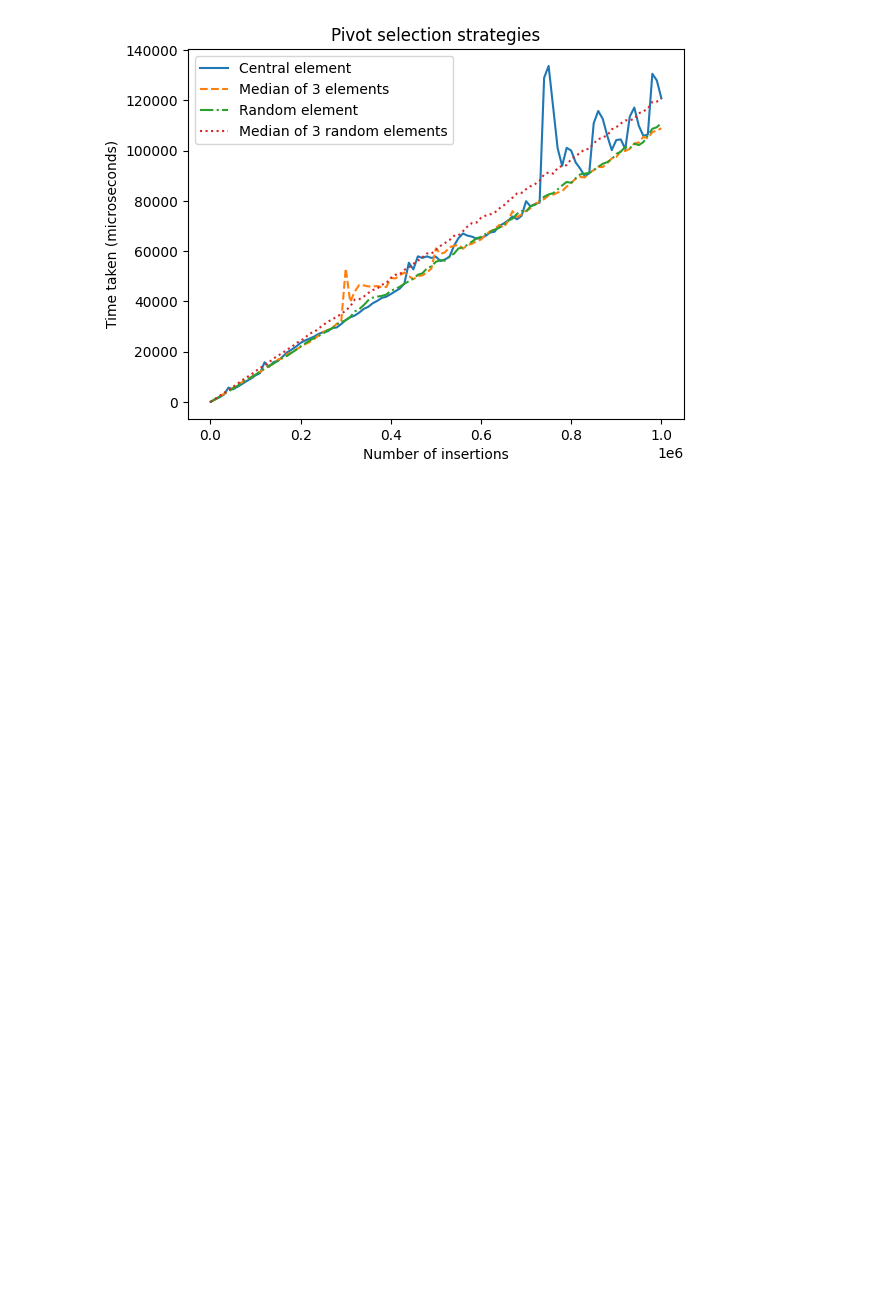
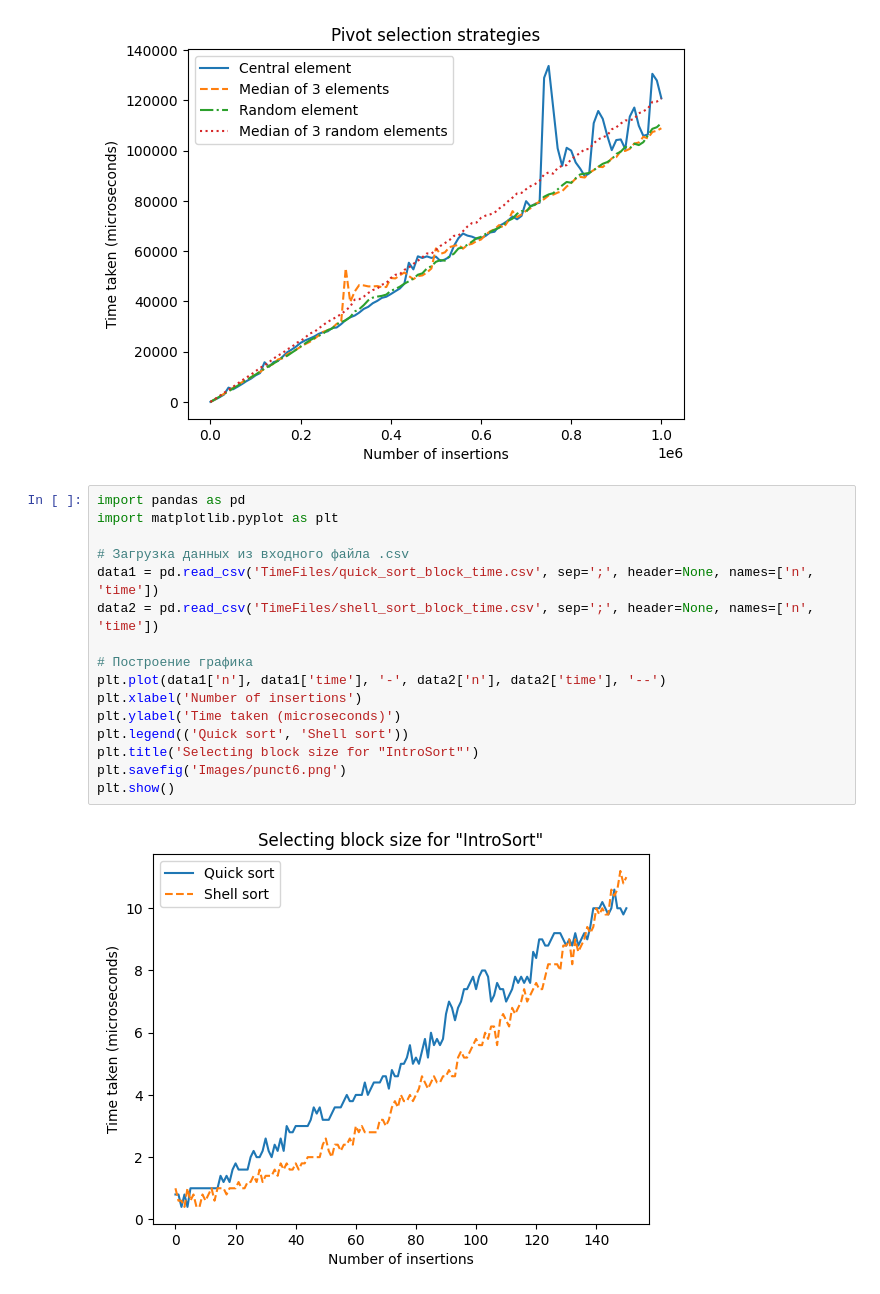
Before and after one commit to Ch1n-ch1nless/MiptLabs, a Jupyter notebook: Laba3/NotebookForGraphics.ipynb, the cells around one changed output. Cells and saved outputs as stored; diff of their text form; blank space fills up the shorter version.

Commit message:
Add punct 6

```diff
--- a/Laba3/NotebookForGraphics.ipynb
+++ b/Laba3/NotebookForGraphics.ipynb
@@ -155,3 +155,21 @@ plt.savefig('Images/punct5.png')
 plt.show()
 # %% [output]
 [figure]
+# %%
+import pandas as pd
+import matplotlib.pyplot as plt
+
+# Загрузка данных из входного файла .csv
+data1 = pd.read_csv('TimeFiles/quick_sort_block_time.csv', sep=';', header=None, names=['n', 'time'])
+data2 = pd.read_csv('TimeFiles/shell_sort_block_time.csv', sep=';', header=None, names=['n', 'time'])
+
+# Построение графика
+plt.plot(data1['n'], data1['time'], '-', data2['n'], data2['time'], '--')
+plt.xlabel('Number of insertions')
+plt.ylabel('Time taken (microseconds)')
+plt.legend(('Quick sort', 'Shell sort'))
+plt.title('Selecting block size for "IntroSort"')
+plt.savefig('Images/punct6.png')
+plt.show()
+# %% [output]
+[figure, added]
```
Also changed, not shown: 8 other files.
